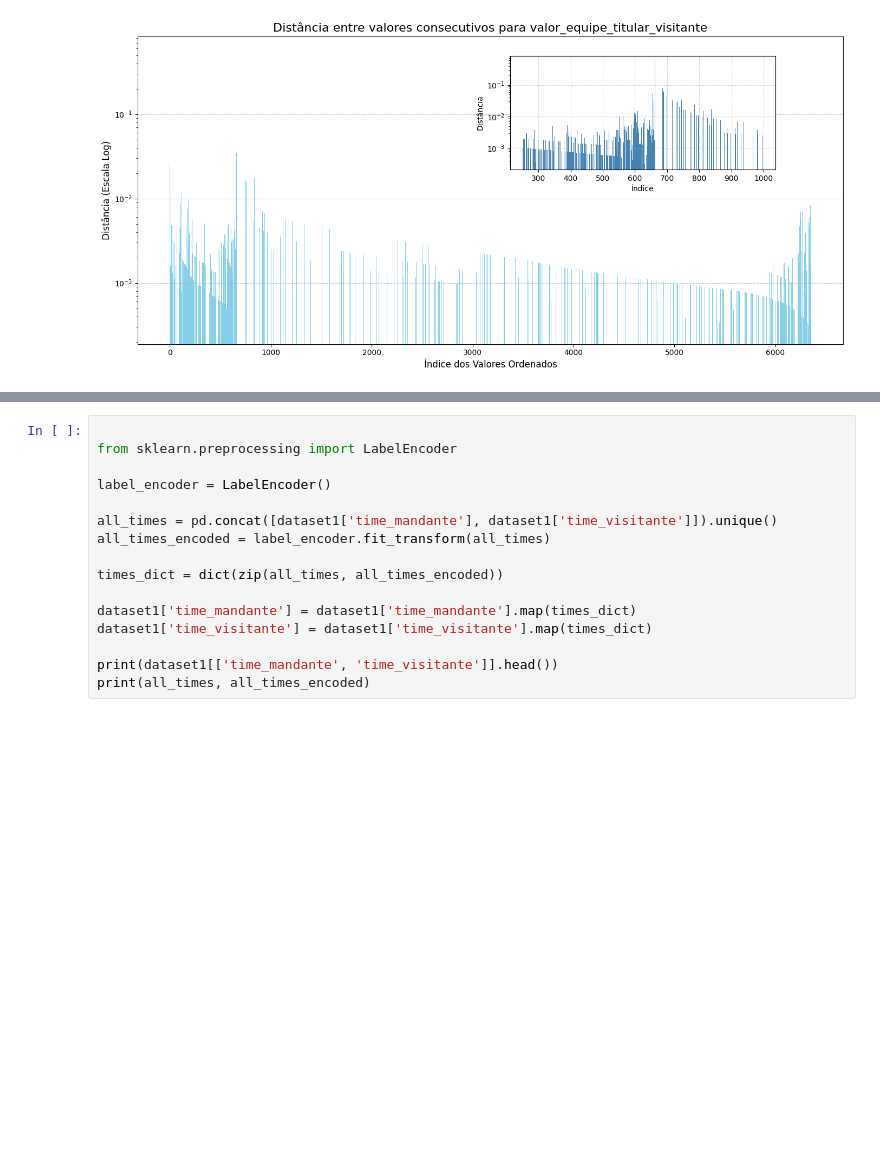
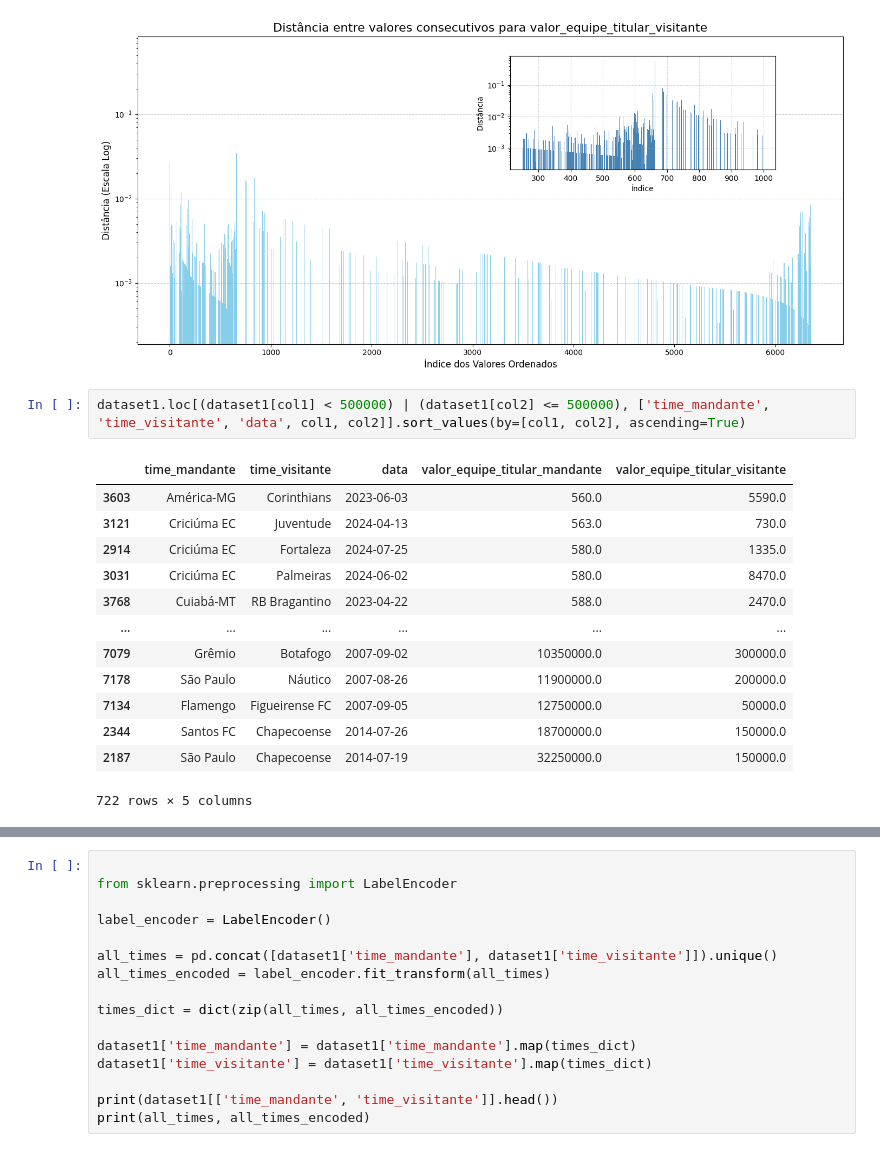
Before and after one commit to leandroassis/sportbet_model, a Jupyter notebook: data/clean.ipynb, the cells around one changed output, grey strips where cells are left out. Drawn from its saved outputs; the diff is of its cells as text; blank space fills up the shorter version.

```diff
--- a/data/clean.ipynb
+++ b/data/clean.ipynb
@@ -208,6 +208,22 @@ for col in [col1, col2]:
 # %% [output]
 [figure]
 [figure]
+# %%
+dataset1.loc[(dataset1[col1] < 500000) | (dataset1[col2] <= 500000), ['time_mandante', 'time_visitante', 'data', col1, col2]].sort_values(by=[col1, col2], ascending=True)
+# %% [output]
+|  | time_mandante | time_visitante | data | valor_equipe_titular_mandante | valor_equipe_titular_visitante |
+| 3603 | América-MG | Corinthians | 2023-06-03 | 560.0 | 5590.0 |
+| 3121 | Criciúma EC | Juventude | 2024-04-13 | 563.0 | 730.0 |
+| 2914 | Criciúma EC | Fortaleza | 2024-07-25 | 580.0 | 1335.0 |
+| 3031 | Criciúma EC | Palmeiras | 2024-06-02 | 580.0 | 8470.0 |
+| 3768 | Cuiabá-MT | RB Bragantino | 2023-04-22 | 588.0 | 2470.0 |
+| ... | ... | ... | ... | ... | ... |
+| 7079 | Grêmio | Botafogo | 2007-09-02 | 10350000.0 | 300000.0 |
+| 7178 | São Paulo | Náutico | 2007-08-26 | 11900000.0 | 200000.0 |
+| 7134 | Flamengo | Figueirense FC | 2007-09-05 | 12750000.0 | 50000.0 |
+| 2344 | Santos FC | Chapecoense | 2014-07-26 | 18700000.0 | 150000.0 |
+| 2187 | São Paulo | Chapecoense | 2014-07-19 | 32250000.0 | 150000.0 |
+722 rows × 5 columns
 # %%
 print(data.iloc[np.arange(index_max_distance-2, index_max_distance+5)])
 print(data.iloc[index_max_distance])
```
Also changed, not shown: parts of 3 cells of this notebook.
